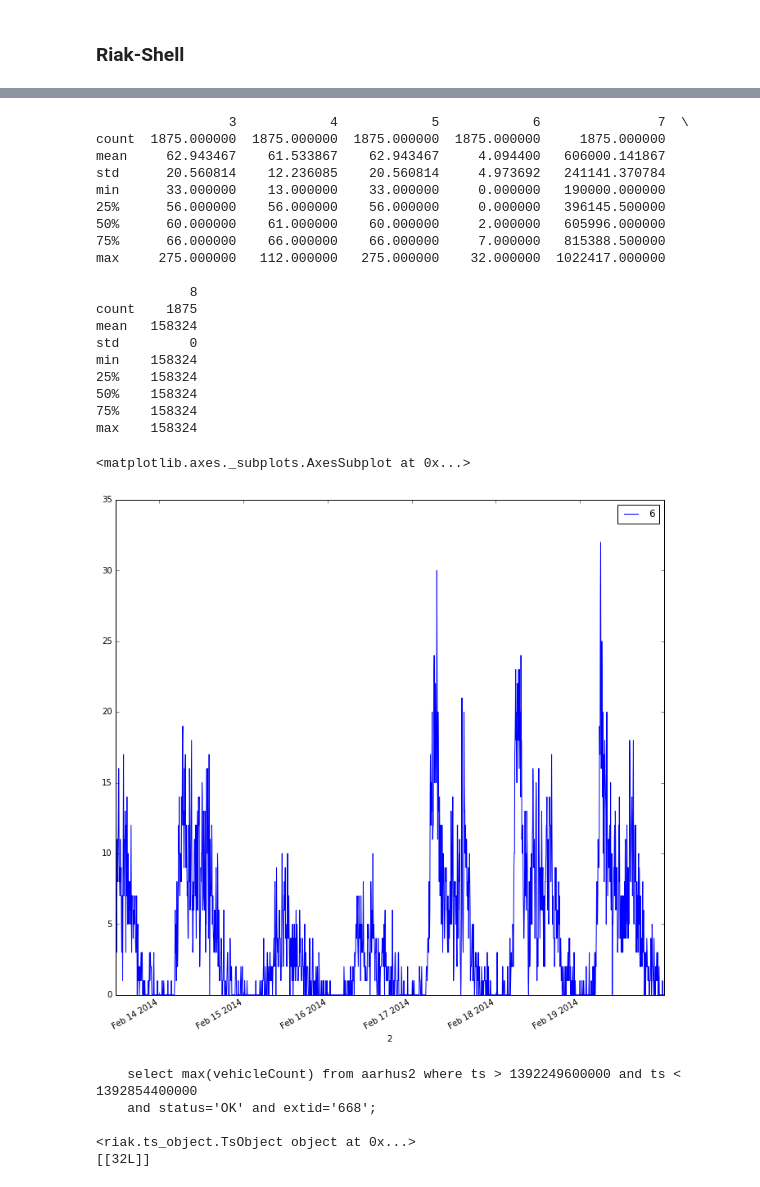
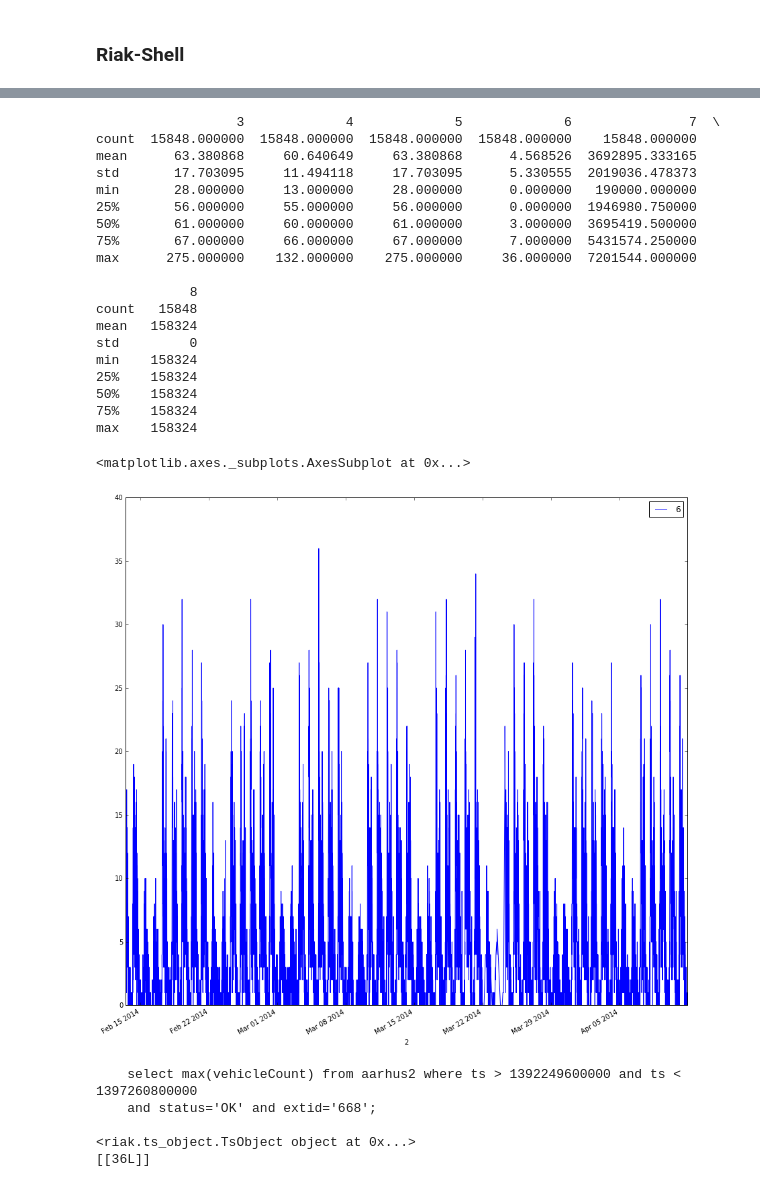
Before and after one commit to datalemming/ts12-demo, a Jupyter notebook: Querying aarhus2 data.ipynb, the cells around one changed output, grey strips where cells are left out. Saved outputs shown, nothing was run; the diff lists cells and outputs as text; code cells hidden in the pictures.

Commit message:
Improved querying of the new table giving a resultset of 18k+ results and a more impressive demo.

```diff
--- a/Querying aarhus2 data.ipynb
+++ b/Querying aarhus2 data.ipynb
@@ -21,7 +21,7 @@ c.ping()
 True
 # %%
 startdate=changetime('2014-02-13T00:00:00')
-enddate=changetime('2014-02-20T00:00:00')
+enddate=changetime('2014-04-12T00:00:00')
 
 print startdate, enddate
 # %% [output]
@@ -133,18 +133,18 @@ print df.tail()
 # %%
 print df.describe()
 # %% [output]
-                 3            4            5            6               7  \
-count  1875.000000  1875.000000  1875.000000  1875.000000     1875.000000
-mean     62.943467    61.533867    62.943467     4.094400   606000.141867
-std      20.560814    12.236085    20.560814     4.973692   241141.370784
-min      33.000000    13.000000    33.000000     0.000000   190000.000000
-25%      56.000000    56.000000    56.000000     0.000000   396145.500000
-50%      60.000000    61.000000    60.000000     2.000000   605996.000000
-75%      66.000000    66.000000    66.000000     7.000000   815388.500000
-max     275.000000   112.000000   275.000000    32.000000  1022417.000000
+                  3             4             5             6               7  \
+count  15848.000000  15848.000000  15848.000000  15848.000000    15848.000000
+mean      63.380868     60.640649     63.380868      4.568526  3692895.333165
+std       17.703095     11.494118     17.703095      5.330555  2019036.478373
+min       28.000000     13.000000     28.000000      0.000000   190000.000000
+25%       56.000000     55.000000     56.000000      0.000000  1946980.750000
+50%       61.000000     60.000000     61.000000      3.000000  3695419.500000
+75%       67.000000     66.000000     67.000000      7.000000  5431574.250000
+max      275.000000    132.000000    275.000000     36.000000  7201544.000000
 
             8
-count    1875
+count   15848
 mean   158324
 std         0
 min    158324
@@ -156,10 +156,10 @@ max    158324
 import matplotlib as plt
 %matplotlib inline
 # %%
-df.plot(x=2,y=6,figsize=(12,12))
+df.plot(x=2,y=6,figsize=(15,15))
 # %% [output]
 <matplotlib.axes._subplots.AxesSubplot at 0x...>
-[figure, old version]
+[figure, new version]
 # %%
 q="""
     select max(vehicleCount) from aarhus2 where ts > {t1} and ts < {t2}
@@ -167,12 +167,12 @@ q="""
 """
 query=q.format(t1=startdate, t2=enddate)
 print query
-ds2=c.ts_query('aarhus2', query)
-print ds2
-print ds2.rows
+ds=c.ts_query('aarhus2', query)
+#print ds
+print ds.rows
 # %% [output]
-    select max(vehicleCount) from aarhus2 where ts > 1392249600000 and ts < 1392854400000
+    select max(vehicleCount) from aarhus2 where ts > 1392249600000 and ts < 1397260800000
     and status='OK' and extid='668';
 
 <riak.ts_object.TsObject object at 0x...>
-[[32L]]
+[[36L]]
```
Also changed, not shown: parts of 6 cells of this notebook.
